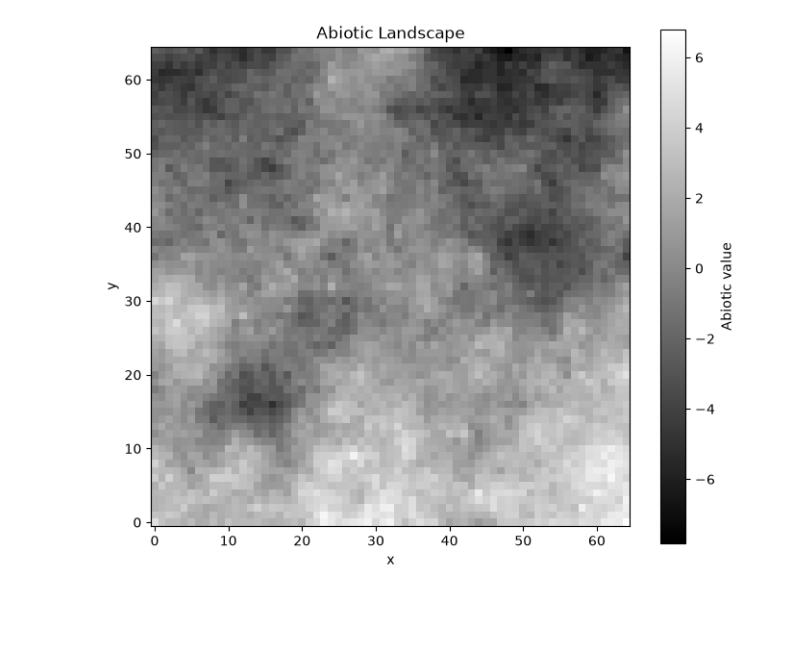
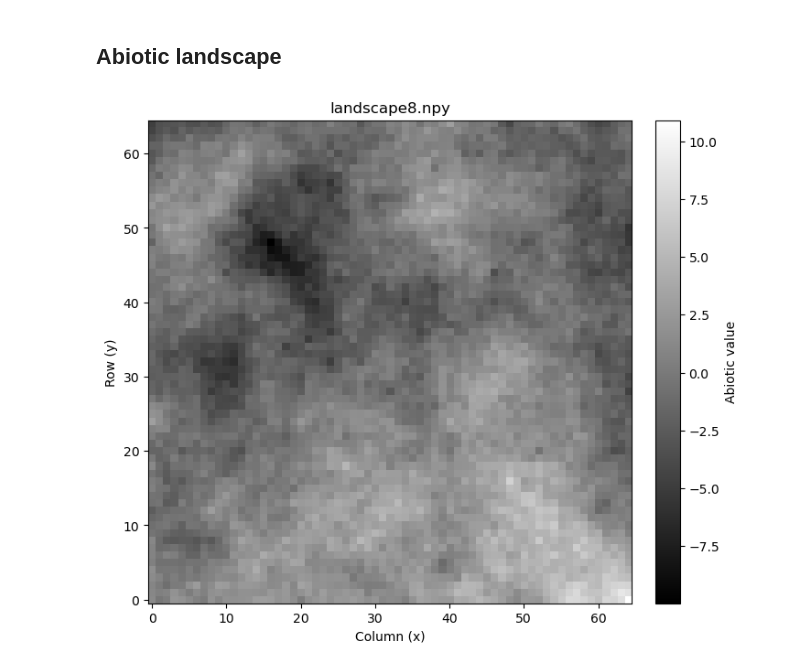
Before and after one commit to ezamaniac/AbioticLandscapesProject, a Jupyter notebook: visualizations/LandscapeModelV1.ipynb, the cells around one changed output. Cells and saved outputs as stored; diff of their text form; code cells hidden in the pictures; blank space fills up the shorter version.

Commit message:
First version of the simulation with some visualization techniques, there are still issues with the final result of the figure but we are heading in the right direction.

```diff
--- a/visualizations/LandscapeModelV1.ipynb
+++ b/visualizations/LandscapeModelV1.ipynb
@@ -5,14 +15,15 @@ from pathlib import Path
+# %%
+landscape_path = "data/raw/landscape8.npy"
+snapshot_path = "data/simulations/landscape8_g100_seed7_adults.npy"
+reference_path = "data/CatellaData/10.csv"
+# %% [markdown]
+## Abiotic landscape
 # %%
-csv_path = Path("../data/raw/landscape1.csv")
-landscape = np.loadtxt(csv_path, delimiter=",")
-
-plt.figure(figsize=(7, 6))
-image = plt.imshow(landscape, cmap="gray", origin="lower")
-plt.colorbar(image, label="Abiotic value")
-plt.title("Abiotic Landscape")
-plt.xlabel("x")
-plt.ylabel("y")
-plt.tight_layout()
+landscape = load_landscape(landscape_path)
+fig, ax = plt.subplots(figsize=(7, 6), constrained_layout=True)
+image = ax.imshow(landscape, cmap="gray", origin="lower", interpolation="nearest")
+fig.colorbar(image, ax=ax, label="Abiotic value")
+ax.set(title=Path(landscape_path).name, xlabel="Column (x)", ylabel="Row (y)")
 plt.show()
 # %% [output]
-[figure, old version]
+[figure, new version]
```
Also changed, not shown: parts of 8 cells of this notebook, 7 other files.
